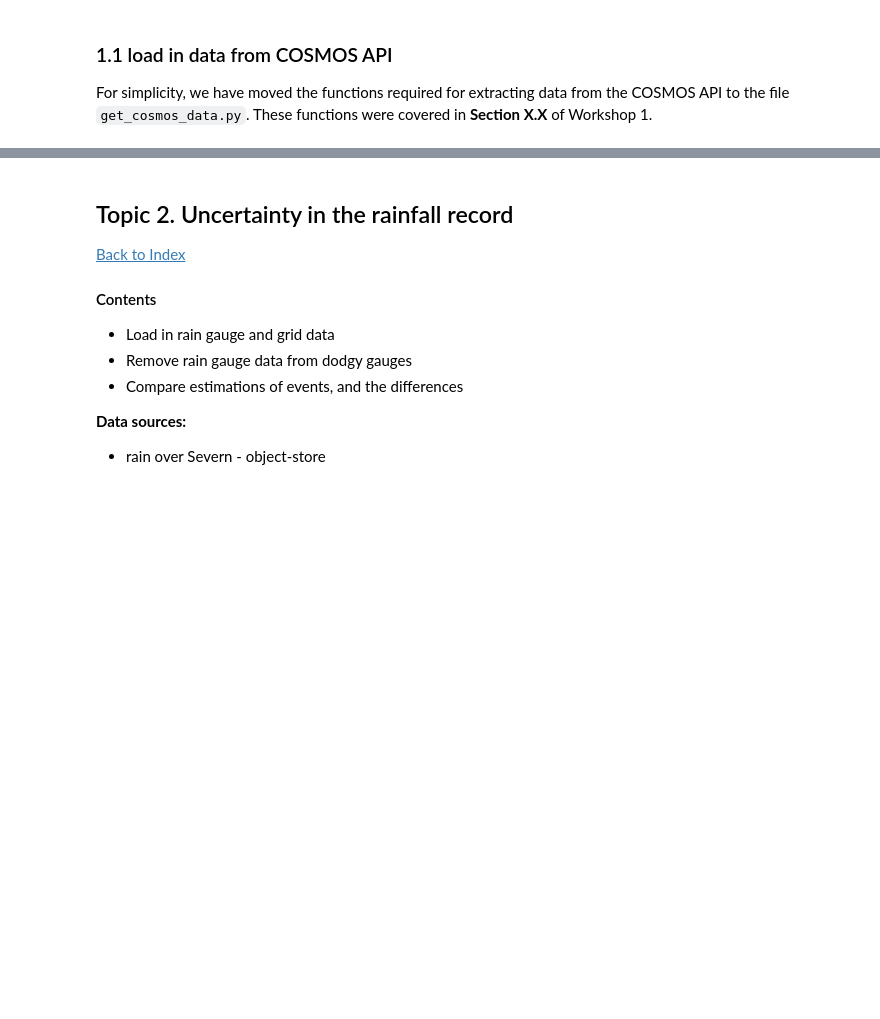
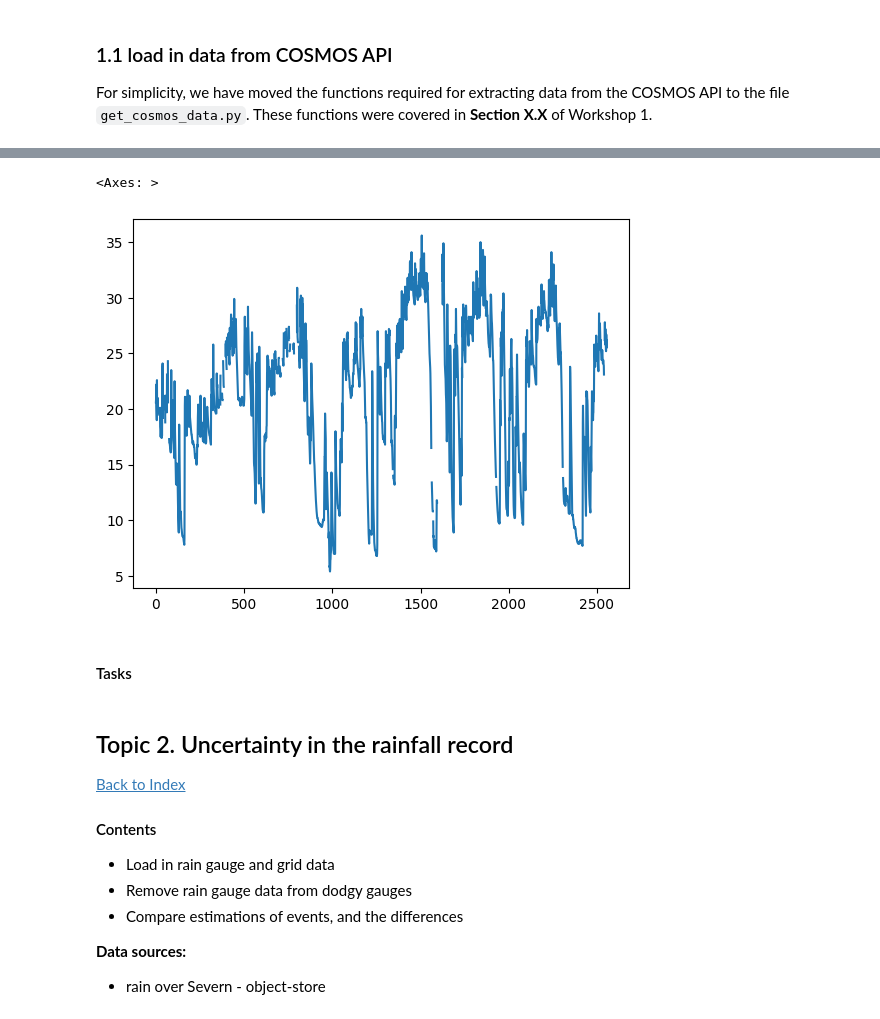
Before and after one commit to Thomasjkeel/UKCEH_Summer_School, a Jupyter notebook: UKCEH_SS_Workshop_3 (Doing_research).ipynb, the cells around one changed output, grey strips where cells are left out. Cells and saved outputs as stored; diff of their text form; code cells hidden in the pictures; blank space fills up the shorter version.

Commit message:
add get_cosmos_data

```diff
--- a/UKCEH_SS_Workshop_3 (Doing_research).ipynb
+++ b/UKCEH_SS_Workshop_3 (Doing_research).ipynb
@@ -30,5 +31,10 @@ For simplicity, we have moved the functions required for extracting data from th
 import get_cosmos_data
 # %%
-get_cosmos_data.get_single_station_metadata(station_name='ALIC1')
+s_df = get_cosmos_data.get_single_station_data(
+    station_name='BUNNY',
+    start_date=datetime.datetime(2016, 1, 1),
+    end_date=datetime.datetime(2022, 12, 31),
+    variable_list=['tdt1_tsoil', 'tdt1_vwc', 'ta']
+    )
 # %% [output]
 https://cosmos-api.ceh.ac.uk/collections/1D/locations
@@ -36,3 +43,11 @@ https://cosmos-api.ceh.ac.uk/collections/1D/locations
+# %%
+s_df['tdt1_vwc'].plot()
+s_df['tdt1_vwc'].plot()
+# %% [output]
+<Axes: >
+[figure, added]
+# %% [markdown]
+#### Tasks
 # %% [markdown]
 ## Topic 2. Uncertainty in the rainfall record
 [Back to Index](#index)
```
Also changed, not shown: parts of 2 cells of this notebook, 1 other file.
